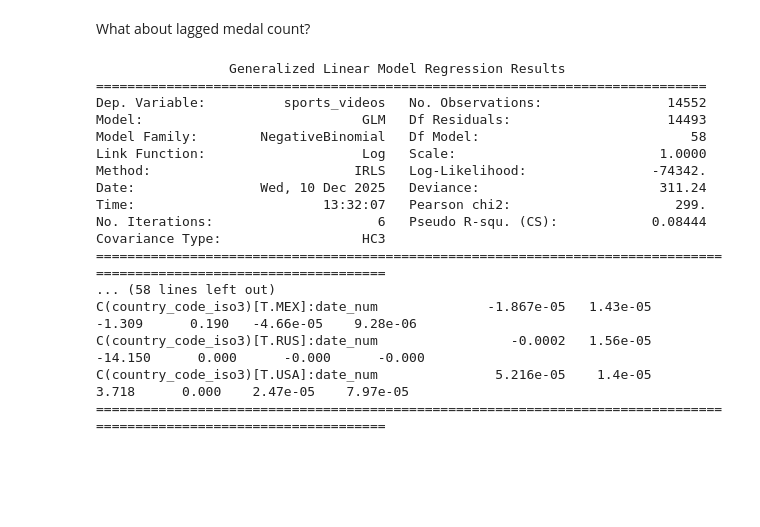
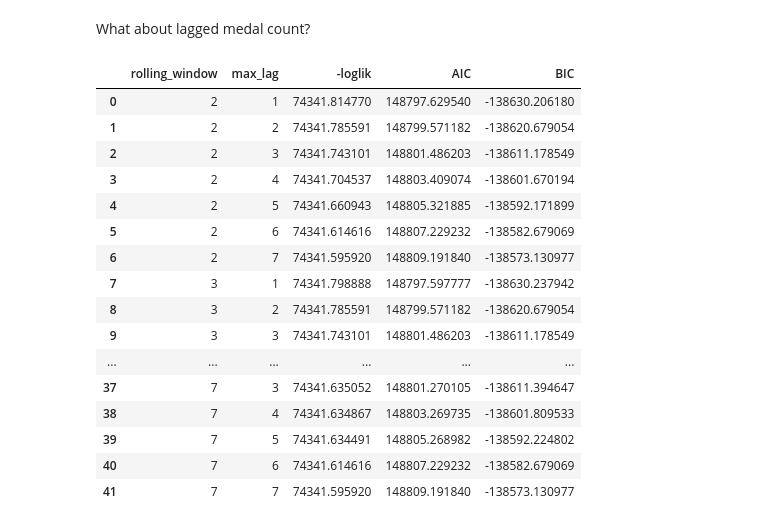
Before and after one commit to hirshalex/YouTubeOlympics, a Jupyter notebook: Analysis.ipynb, the cells around one changed output. Cells and saved outputs as stored; diff of their text form; code cells hidden in the pictures; blank space fills up the shorter version.

```diff
--- a/Analysis.ipynb
+++ b/Analysis.ipynb
@@ -374,27 +380,56 @@ data_grouped[["medal_count_lag1", "medal_count_lag2", "medal_count_lag3"]] = (
 # %%
-model = smf.glm(
-    formula="sports_videos ~ medal_count + medal_count_lag1 +  medal_count_lag2 +  medal_count_lag3 + C(country_code_iso3) * olympic_period_winter + C(country_code_iso3) * olympic_period_summer + C(country_code_iso3) * date_num + C(month)",
-    data=data_grouped,
-    family=sm.families.NegativeBinomial(),
-    offset=np.log(data_grouped["videos"])
-).fit(cov_type="HC3")
-print(model.summary())
-#the coefficients increase in z value, with lag 3 being significant at 0.01
+results = []
+
+for i in range(2, 8):      # rolling windows: 2–7
+    for j in range(1, 8):  # lags: 1–7
+
+        # build formula dynamically
+        lag_terms = " + ".join([f"medal_count_lag{k}" for k in range(1, j+1)])
+        roll_term = f"rolling_medals_{i}"
+
+        formula = (
+            f"sports_videos ~ {roll_term} + {lag_terms} + "
+            "C(country_code_iso3) * olympic_period_winter + "
+            "C(country_code_iso3) * olympic_period_summer + "
+            "C(country_code_iso3) * date_num + "
+            "C(month)"
+        )
+
+        # fit model
+        model = smf.glm(
+            formula=formula,
+            data=data_grouped,
+            family=sm.families.NegativeBinomial(),
+            offset=np.log(data_grouped["videos"])
+        ).fit(cov_type="HC3")
+
+        # store results
+        results.append({
+            "rolling_window": i,
+            "max_lag": j,
+            "-loglik": model.llf * -1,
+            "AIC": model.aic,
+            "BIC": model.bic
+        })
+
+# results table
+grid_results = pd.DataFrame(results)
+grid_results
 # %% [output]
-                 Generalized Linear Model Regression Results
-==============================================================================
-Dep. Variable:          sports_videos   No. Observations:                14552
-Model:                            GLM   Df Residuals:                    14493
-Model Family:        NegativeBinomial   Df Model:                           58
-Link Function:                    Log   Scale:                          1.0000
-Method:                          IRLS   Log-Likelihood:                -74342.
-Date:                Wed, 10 Dec 2025   Deviance:                       311.24
-Time:                        13:32:07   Pearson chi2:                     299.
-No. Iterations:                     6   Pseudo R-squ. (CS):            0.08444
-Covariance Type:                  HC3
-=====================================================================================================================
-... (58 lines left out)
-C(country_code_iso3)[T.MEX]:date_num              -1.867e-05   1.43e-05     -1.309      0.190   -4.66e-05    9.28e-06
-C(country_code_iso3)[T.RUS]:date_num                 -0.0002   1.56e-05    -14.150      0.000      -0.000      -0.000
-C(country_code_iso3)[T.USA]:date_num               5.216e-05    1.4e-05      3.718      0.000    2.47e-05    7.97e-05
-=====================================================================================================================
+|  | rolling_window | max_lag | -loglik | AIC | BIC |
+| 0 | 2 | 1 | 74341.814770 | 148797.629540 | -138630.206180 |
+| 1 | 2 | 2 | 74341.785591 | 148799.571182 | -138620.679054 |
+| 2 | 2 | 3 | 74341.743101 | 148801.486203 | -138611.178549 |
+| 3 | 2 | 4 | 74341.704537 | 148803.409074 | -138601.670194 |
+| 4 | 2 | 5 | 74341.660943 | 148805.321885 | -138592.171899 |
+| 5 | 2 | 6 | 74341.614616 | 148807.229232 | -138582.679069 |
+| 6 | 2 | 7 | 74341.595920 | 148809.191840 | -138573.130977 |
+| 7 | 3 | 1 | 74341.798888 | 148797.597777 | -138630.237942 |
+| 8 | 3 | 2 | 74341.785591 | 148799.571182 | -138620.679054 |
+| 9 | 3 | 3 | 74341.743101 | 148801.486203 | -138611.178549 |
+| ... | ... | ... | ... | ... | ... |
+| 37 | 7 | 3 | 74341.635052 | 148801.270105 | -138611.394647 |
+| 38 | 7 | 4 | 74341.634867 | 148803.269735 | -138601.809533 |
+| 39 | 7 | 5 | 74341.634491 | 148805.268982 | -138592.224802 |
+| 40 | 7 | 6 | 74341.614616 | 148807.229232 | -138582.679069 |
+| 41 | 7 | 7 | 74341.595920 | 148809.191840 | -138573.130977 |
```
Also changed, not shown: parts of 7 cells of this notebook.
